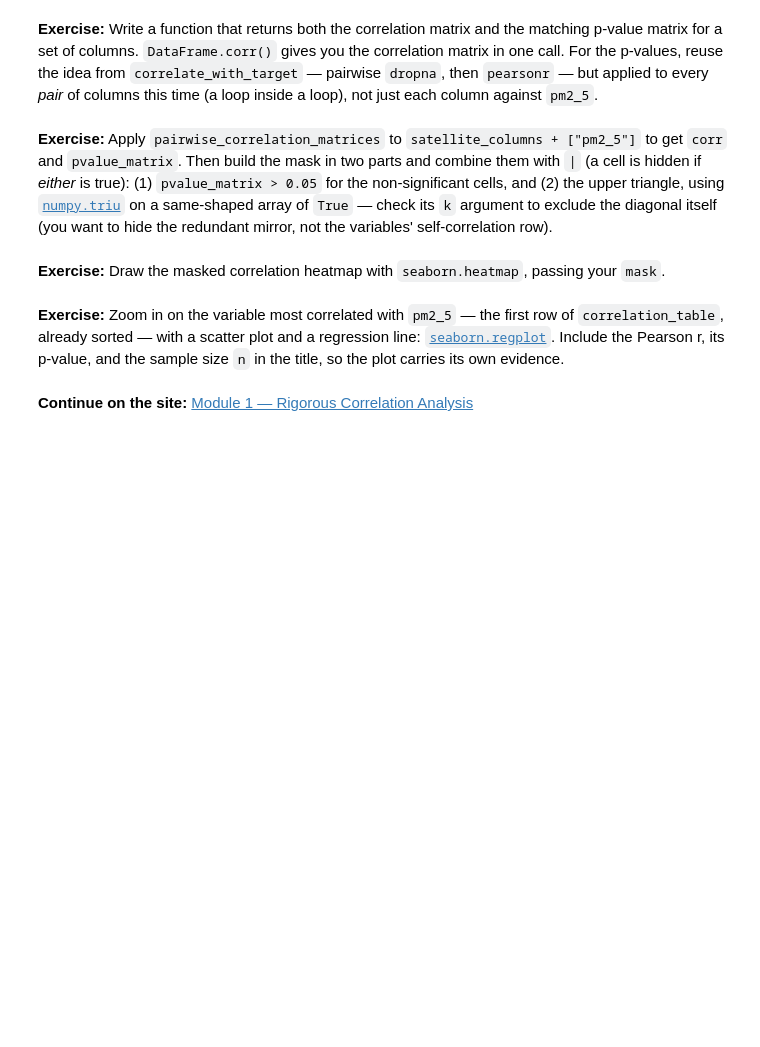
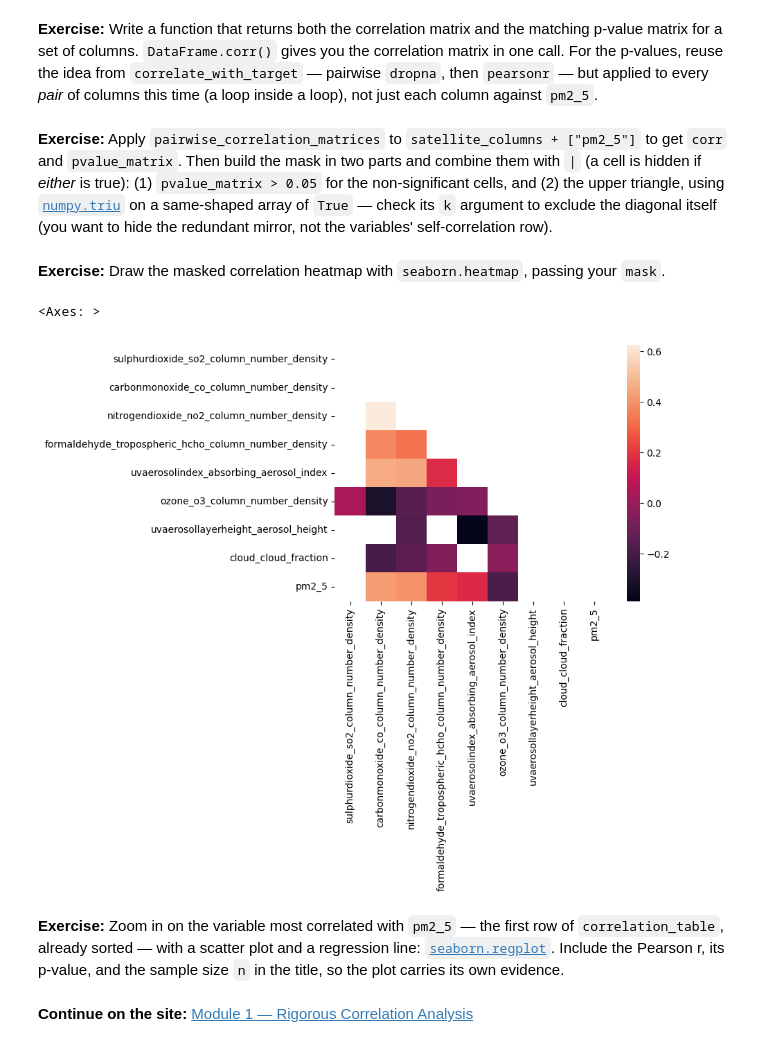
Before and after one commit to hfougerouxge1/AirQuality, a Jupyter notebook: notebooks/session3/01_correlation_analysis.ipynb, the cells around one changed output. Saved outputs shown, nothing was run; the diff lists cells and outputs as text; code cells hidden in the pictures; blank space fills up the shorter version.

Commit message:
feat(notebook): draw the correlation heatmap in 01_correlation_analysis

```diff
--- a/notebooks/session3/01_correlation_analysis.ipynb
+++ b/notebooks/session3/01_correlation_analysis.ipynb
@@ -151,7 +151,7 @@ def pairwise_correlation_matrices(df, columns):
 # %%
 # TODO 4: apply pairwise_correlation_matrices, then build a mask that hides
 # non-significant cells (p >= 0.05) and the redundant upper triangle
-corr, pvalue_matrix = pairwise_correlation_matrices(df, COLUMNS[6:] + "pm2_5")
+corr, pvalue_matrix = pairwise_correlation_matrices(df, COLUMNS[6:] + ["pm2_5"])
 
 not_significant = pvalue_matrix > 0.05
 upper_triangle = np.triu(np.ones(corr.shape, dtype=bool), k=1)
@@ -161,6 +161,10 @@ mask = not_significant | upper_triangle
 **Exercise:** Draw the masked correlation heatmap with `seaborn.heatmap`, passing your `mask`.
 # %%
 # TODO 5: draw the correlation heatmap, hiding masked cells
+sns.heatmap(corr, mask = mask)
+# %% [output]
+<Axes: >
+[figure, added]
 # %% [markdown]
 **Exercise:** Zoom in on the variable most correlated with `pm2_5` — the first row of `correlation_table`, already sorted — with a scatter plot and a regression line: [`seaborn.regplot`](https://seaborn.pydata.org/generated/seaborn.regplot.html). Include the Pearson r, its p-value, and the sample size `n` in the title, so the plot carries its own evidence.
 # %%
```
